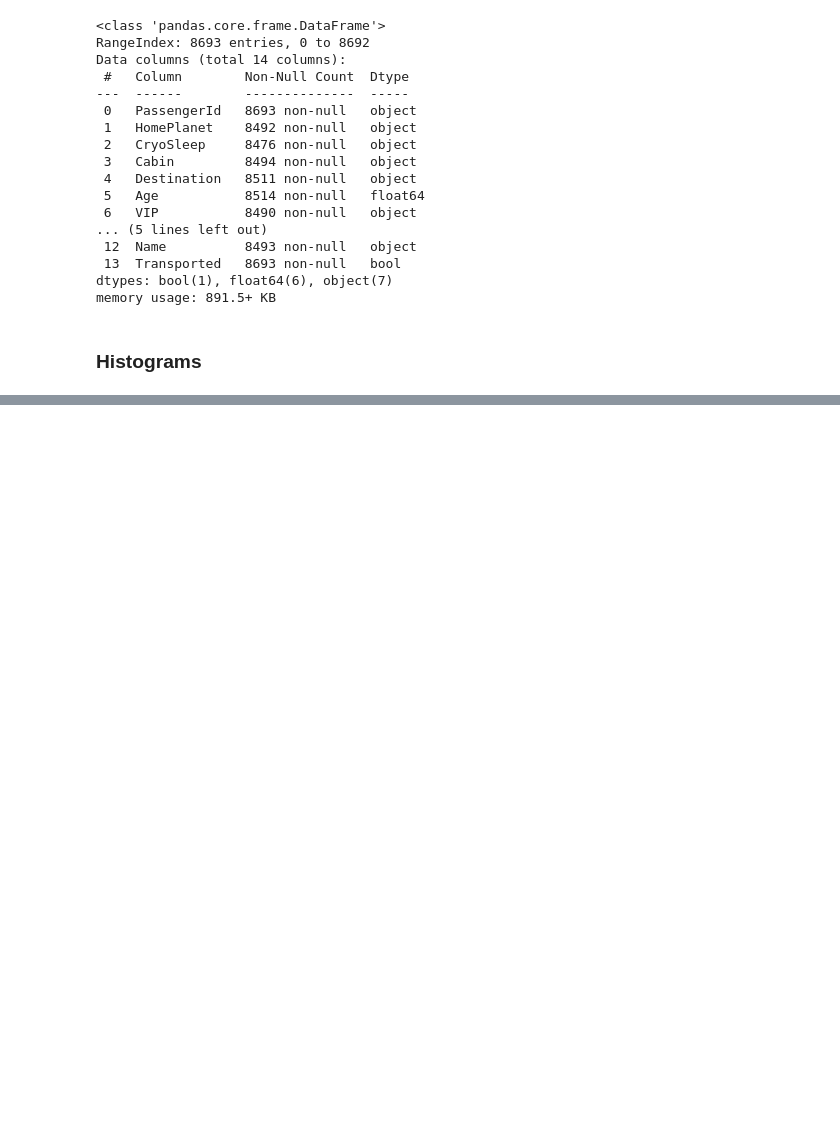
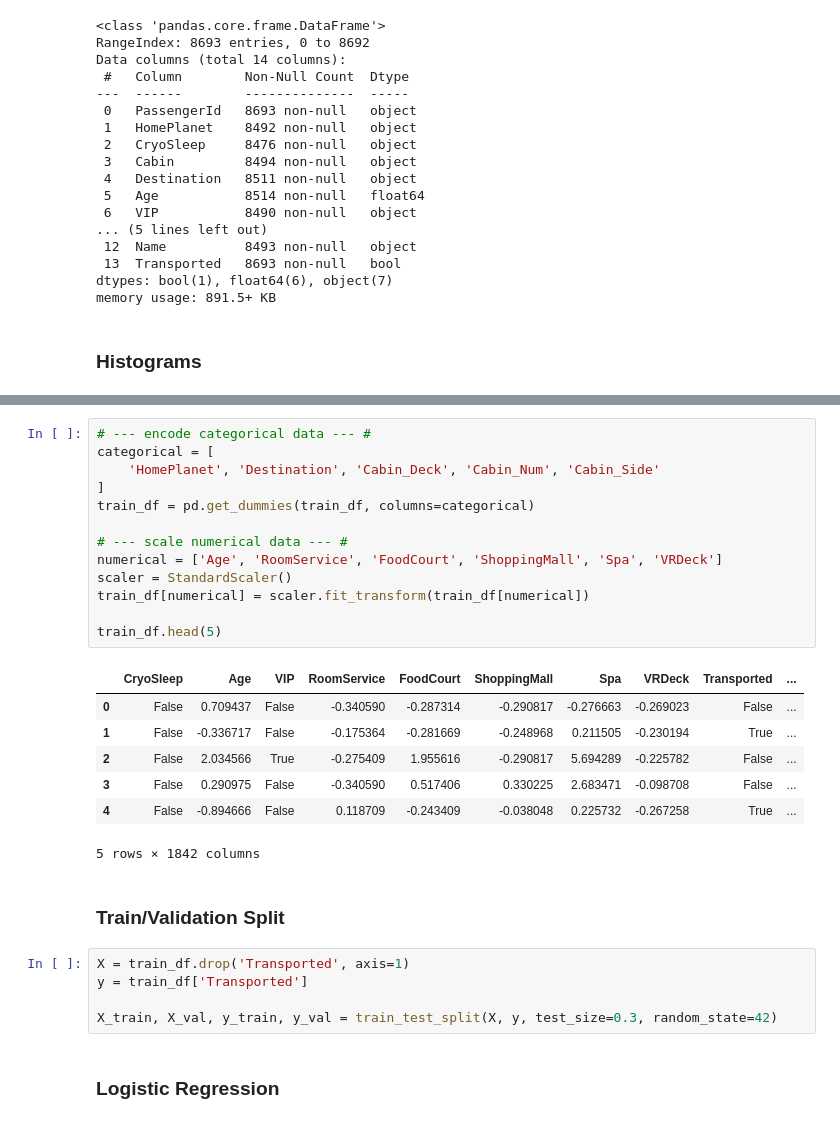
Before and after one commit to 20mattk/Kaggle-Spaceship-Titanic-Competition, a Jupyter notebook: spaceship.ipynb, the cells around one changed output, grey strips where cells are left out. Drawn from its saved outputs; the diff is of its cells as text; blank space fills up the shorter version.

```diff
--- a/spaceship.ipynb
+++ b/spaceship.ipynb
@@ -74,0 +207,30 @@ for c in train_df.drop(['PassengerId', 'Name'], axis=1).select_dtypes(include='n
+# %%
+# --- encode categorical data --- #
+categorical = [
+    'HomePlanet', 'Destination', 'Cabin_Deck', 'Cabin_Num', 'Cabin_Side'
+]
+train_df = pd.get_dummies(train_df, columns=categorical)
+
+# --- scale numerical data --- #
+numerical = ['Age', 'RoomService', 'FoodCourt', 'ShoppingMall', 'Spa', 'VRDeck']
+scaler = StandardScaler()
+train_df[numerical] = scaler.fit_transform(train_df[numerical])
+
+train_df.head(5)
+# %% [output]
+|  | CryoSleep | Age | VIP | RoomService | FoodCourt | ShoppingMall | Spa | VRDeck | Transported | ... |
+| 0 | False | 0.709437 | False | -0.340590 | -0.287314 | -0.290817 | -0.276663 | -0.269023 | False | ... |
+| 1 | False | -0.336717 | False | -0.175364 | -0.281669 | -0.248968 | 0.211505 | -0.230194 | True | ... |
+| 2 | False | 2.034566 | True | -0.275409 | 1.955616 | -0.290817 | 5.694289 | -0.225782 | False | ... |
+| 3 | False | 0.290975 | False | -0.340590 | 0.517406 | 0.330225 | 2.683471 | -0.098708 | False | ... |
+| 4 | False | -0.894666 | False | 0.118709 | -0.243409 | -0.038048 | 0.225732 | -0.267258 | True | ... |
+5 rows × 1842 columns
+# %% [markdown]
+### Train/Validation Split
+# %%
+X = train_df.drop('Transported', axis=1)
+y = train_df['Transported']
+
+X_train, X_val, y_train, y_val = train_test_split(X, y, test_size=0.3, random_state=42)
+# %% [markdown]
+### Logistic Regression
```
Also changed, not shown: parts of 24 cells of this notebook.
